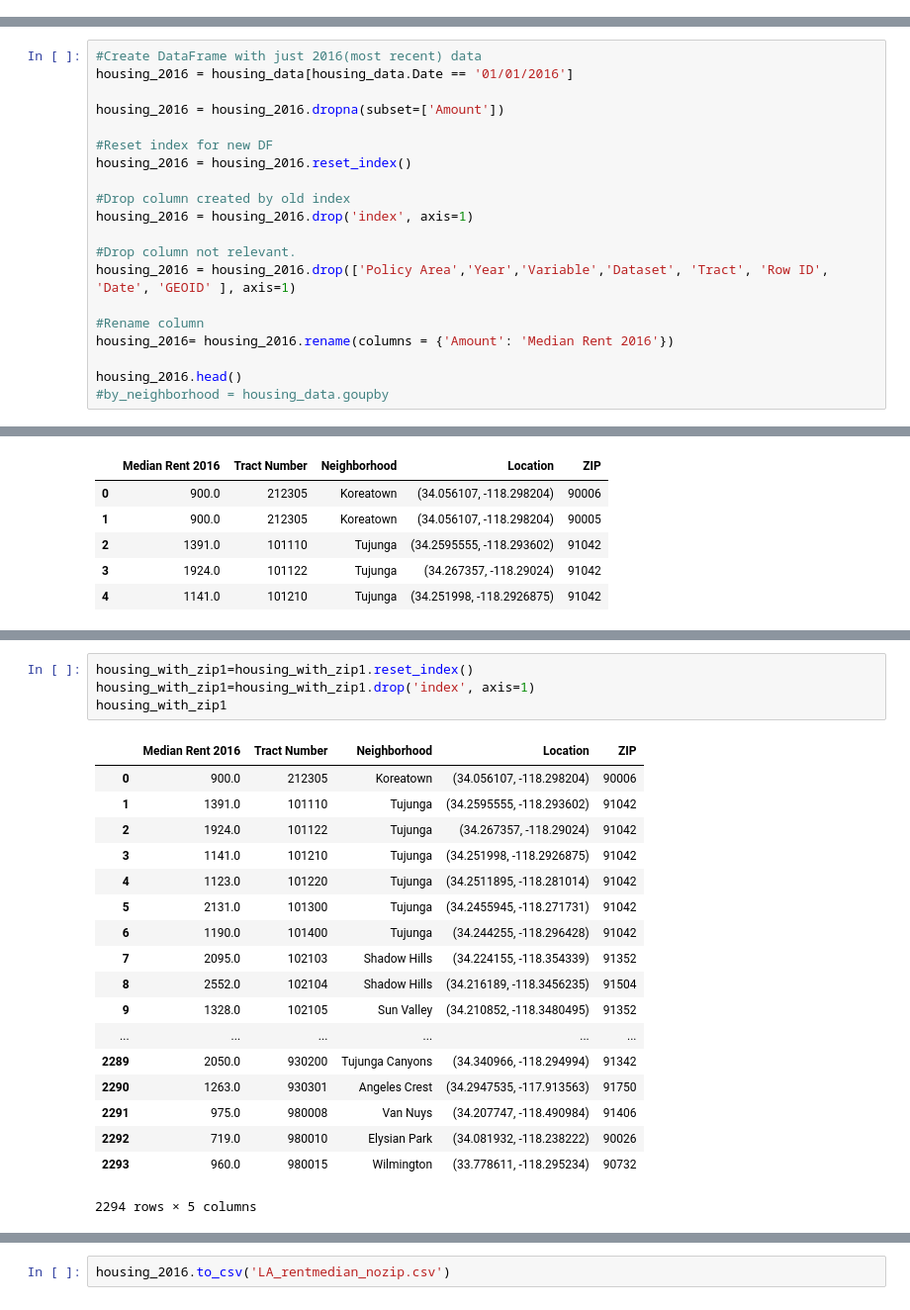
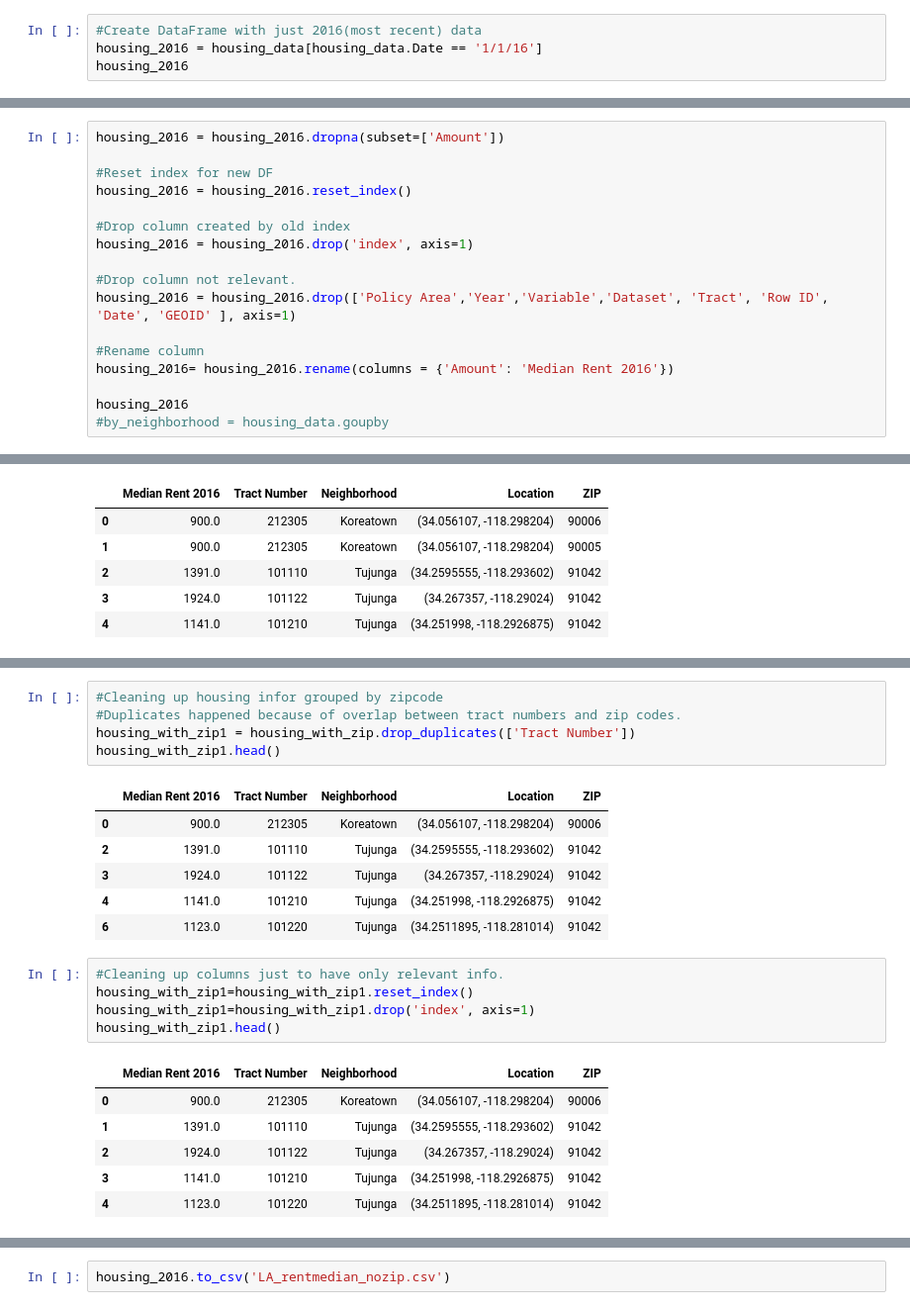
Before and after one commit to RandallPark/USCGroupProj, a Jupyter notebook: Housing/HousingNotebook.ipynb, the cells around one changed output, grey strips where cells are left out. Shown: that part at 99% size. Drawn from its saved outputs; the diff is of its cells as text.

````diff
--- a/Housing/HousingNotebook.ipynb
+++ b/Housing/HousingNotebook.ipynb
@@ -69,3 +81,7 @@ DataFrame.rename supports two calling conventions
 1  2  5
 2  3  6
 ```
+# %%
+#Create DataFrame with just 2016(most recent) data
+housing_2016 = housing_data[housing_data.Date == '1/1/16']
+housing_2016
@@ -72,7 +107,4 @@ DataFrame.rename supports two calling conventions
 # %%
-#Create DataFrame with just 2016(most recent) data
-housing_2016 = housing_data[housing_data.Date == '01/01/2016']
-
 housing_2016 = housing_2016.dropna(subset=['Amount'])
 
 #Reset index for new DF
@@ -87,7 +119,7 @@ housing_2016 = housing_2016.drop(['Policy Area','Year','Variable','Dataset', 'Tr
 #Rename column
 housing_2016= housing_2016.rename(columns = {'Amount': 'Median Rent 2016'})
 
-housing_2016.head()
+housing_2016
 #by_neighborhood = housing_data.goupby
 # %% [output]
 |  | Median Rent 2016 | Tract Number | Neighborhood | Location |
@@ -183,26 +206,27 @@ housing_with_zip1
+# %%
+#Cleaning up housing infor grouped by zipcode
+#Duplicates happened because of overlap between tract numbers and zip codes.
+housing_with_zip1 = housing_with_zip.drop_duplicates(['Tract Number'])
+housing_with_zip1.head()
+# %% [output]
+|  | Median Rent 2016 | Tract Number | Neighborhood | Location | ZIP |
+| 0 | 900.0 | 212305 | Koreatown | (34.056107, -118.298204) | 90006 |
+| 2 | 1391.0 | 101110 | Tujunga | (34.2595555, -118.293602) | 91042 |
+| 3 | 1924.0 | 101122 | Tujunga | (34.267357, -118.29024) | 91042 |
+| 4 | 1141.0 | 101210 | Tujunga | (34.251998, -118.2926875) | 91042 |
+| 6 | 1123.0 | 101220 | Tujunga | (34.2511895, -118.281014) | 91042 |
 # %%
+#Cleaning up columns just to have only relevant info.
 housing_with_zip1=housing_with_zip1.reset_index()
 housing_with_zip1=housing_with_zip1.drop('index', axis=1)
-housing_with_zip1
+housing_with_zip1.head()
 # %% [output]
 |  | Median Rent 2016 | Tract Number | Neighborhood | Location | ZIP |
 | 0 | 900.0 | 212305 | Koreatown | (34.056107, -118.298204) | 90006 |
 | 1 | 1391.0 | 101110 | Tujunga | (34.2595555, -118.293602) | 91042 |
 | 2 | 1924.0 | 101122 | Tujunga | (34.267357, -118.29024) | 91042 |
 | 3 | 1141.0 | 101210 | Tujunga | (34.251998, -118.2926875) | 91042 |
 | 4 | 1123.0 | 101220 | Tujunga | (34.2511895, -118.281014) | 91042 |
-| 5 | 2131.0 | 101300 | Tujunga | (34.2455945, -118.271731) | 91042 |
-| 6 | 1190.0 | 101400 | Tujunga | (34.244255, -118.296428) | 91042 |
-| 7 | 2095.0 | 102103 | Shadow Hills | (34.224155, -118.354339) | 91352 |
-| 8 | 2552.0 | 102104 | Shadow Hills | (34.216189, -118.3456235) | 91504 |
-| 9 | 1328.0 | 102105 | Sun Valley | (34.210852, -118.3480495) | 91352 |
-| ... | ... | ... | ... | ... | ... |
-| 2289 | 2050.0 | 930200 | Tujunga Canyons | (34.340966, -118.294994) | 91342 |
-| 2290 | 1263.0 | 930301 | Angeles Crest | (34.2947535, -117.913563) | 91750 |
-| 2291 | 975.0 | 980008 | Van Nuys | (34.207747, -118.490984) | 91406 |
-| 2292 | 719.0 | 980010 | Elysian Park | (34.081932, -118.238222) | 90026 |
-| 2293 | 960.0 | 980015 | Wilmington | (33.778611, -118.295234) | 90732 |
-2294 rows × 5 columns
 # %%
 #housing_with_zip2 = housing_with_zip.drop()
 housing_with_zip2 = pd.DataFrame(round(housing_with_zip.groupby(['ZIP']).mean(),2))
````
Also changed, not shown: parts of 14 cells of this notebook, 1 other file.
